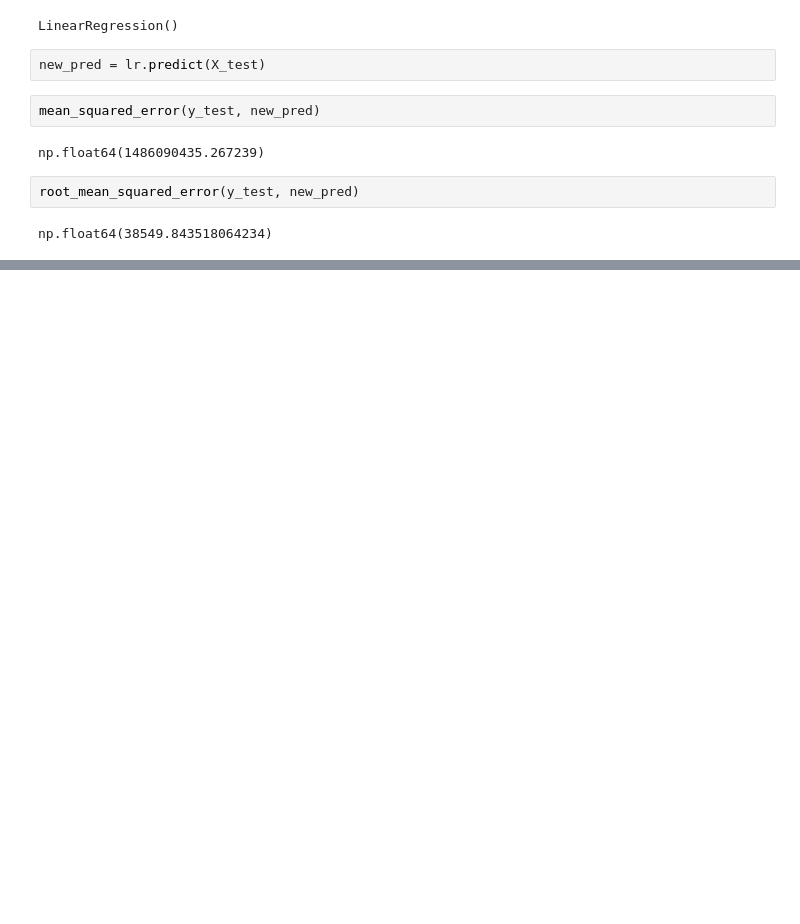
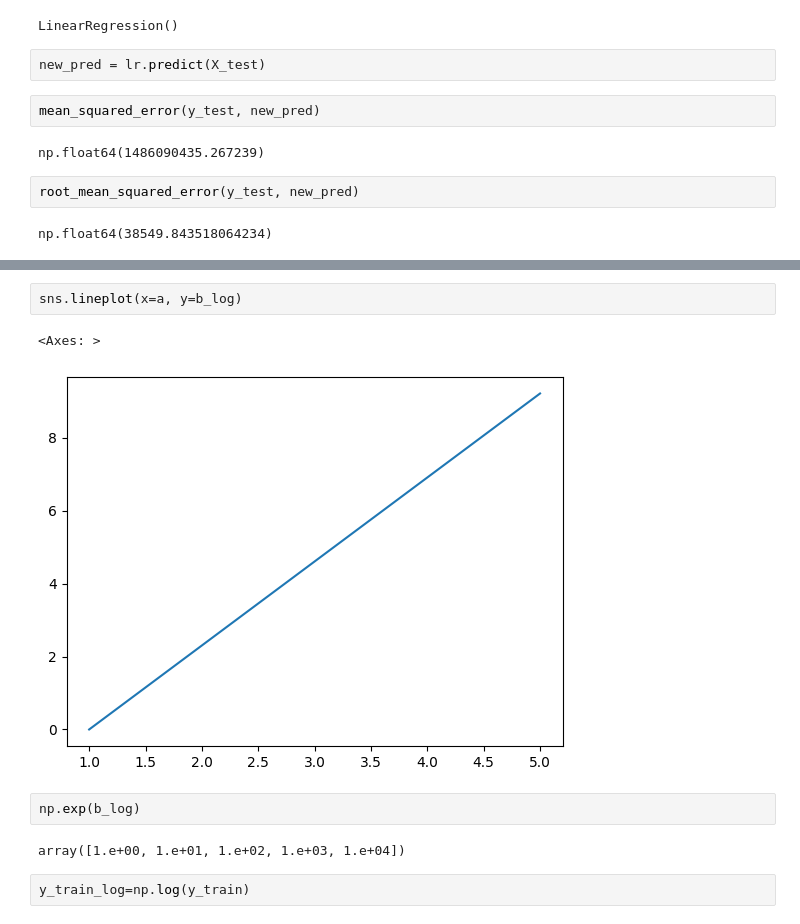
Before and after one commit to happyKJE/data-analysis-notebooks, a Jupyter notebook: House_Rent_금액_예측모델.ipynb, the cells around one changed output, grey strips where cells are left out. Cells and saved outputs as stored; diff of their text form; blank space fills up the shorter version.

```diff
--- a/House_Rent_금액_예측모델.ipynb
+++ b/House_Rent_금액_예측모델.ipynb
@@ -388,0 +404,11 @@ np.float64(38549.843518064234)
+# %%
+sns.lineplot(x=a, y=b_log)
+# %% [output]
+<Axes: >
+[figure, added]
+# %%
+np.exp(b_log)
+# %% [output]
+array([1.e+00, 1.e+01, 1.e+02, 1.e+03, 1.e+04])
+# %%
+y_train_log=np.log(y_train)
```
Also changed, not shown: parts of 10 cells of this notebook.
